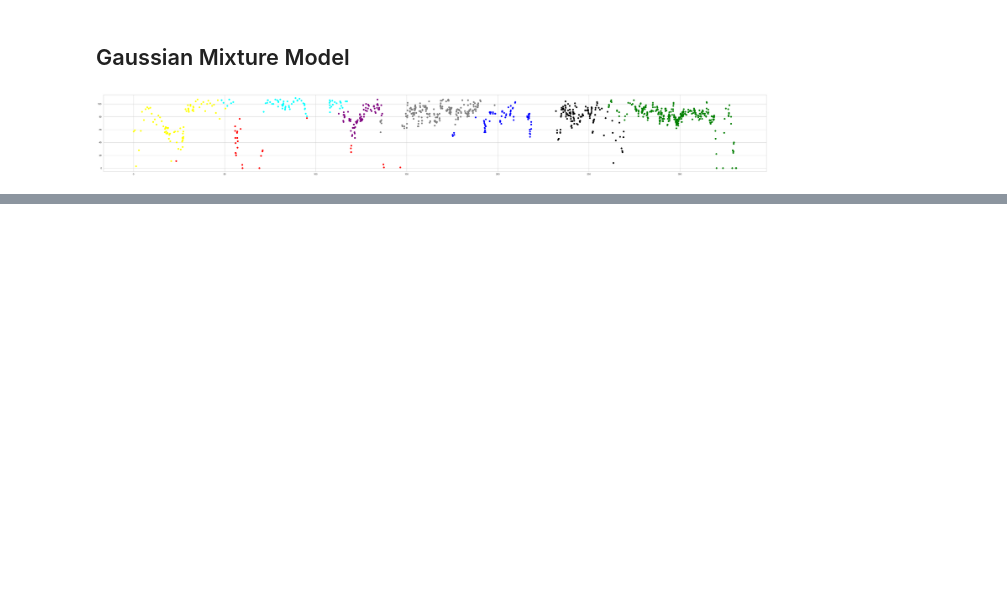
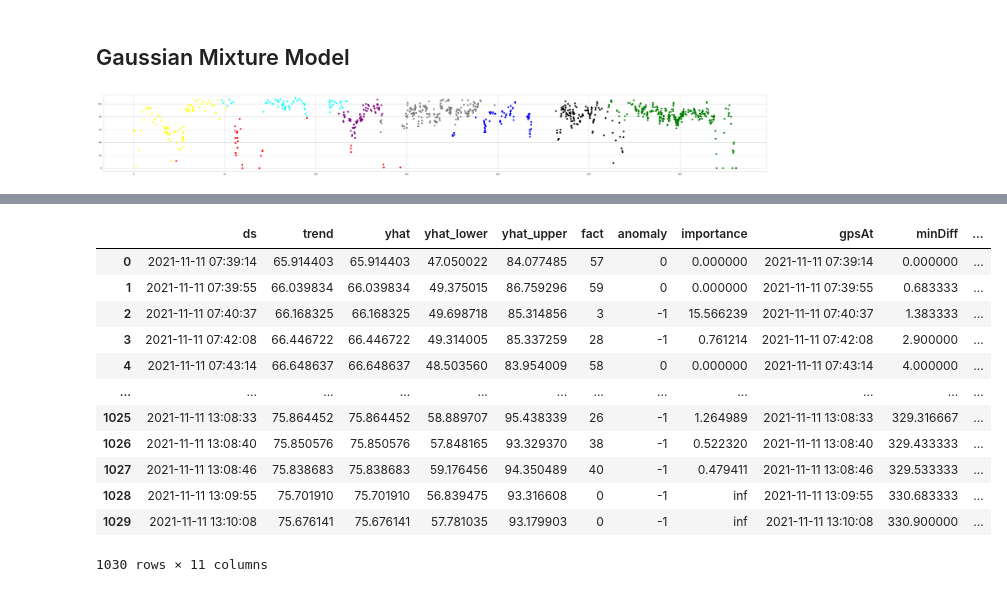
Before and after one commit to mfkiwl/GPS_Anomaly_Detection, a Jupyter notebook: Clustering Algorithms.ipynb, the cells around one changed output, grey strips where cells are left out. Saved outputs shown, nothing was run; the diff lists cells and outputs as text; code cells hidden in the pictures; blank space fills up the shorter version.

```diff
--- a/Clustering Algorithms.ipynb
+++ b/Clustering Algorithms.ipynb
@@ -250,0 +243,18 @@ plt.show()
+# %%
+def detect_anomalies(forecast):
+    forecasted = forecast[['ds','trend', 'yhat', 'yhat_lower', 'yhat_upper', 'fact']].copy()
+
+    forecasted['anomaly'] = 0
+    forecasted.loc[forecasted['fact'] > forecasted['yhat_upper'], 'anomaly'] = 1
+    forecasted.loc[forecasted['fact'] < forecasted['yhat_lower'], 'anomaly'] = -1
+
+    #anomaly importances
+    forecasted['importance'] = 0
+    forecasted.loc[forecasted['anomaly'] ==1, 'importance'] = \
+        (forecasted['fact'] - forecasted['yhat_upper'])/forecast['fact']
+    forecasted.loc[forecasted['anomaly'] ==-1, 'importance'] = \
+        (forecasted['yhat_lower'] - forecasted['fact'])/forecast['fact']
+
+    return forecasted
+
+pred = detect_anomalies(pred)
@@ -250,0 +293,25 @@ plt.show()
+# %%
+result = pred
+result['gpsAt'] = pd.to_datetime(result['ds'])
+result['gpsAt'] = result['gpsAt'].dt.tz_localize(None)
+
+minDiff = [(t2 - result['gpsAt'][0]).total_seconds() / 60 for t2 in result['gpsAt']]
+result['minDiff'] = minDiff
+
+timeBetweenRecordings = [(time2 - time1)  for time1, time2 in zip(result['minDiff'].shift(1), result['minDiff'])]
+result['TimeBetweenRecordings']= timeBetweenRecordings
+result
+# %% [output]
+|  | ds | trend | yhat | yhat_lower | yhat_upper | fact | anomaly | importance | gpsAt | minDiff | ... |
+| 0 | 2021-11-11 07:39:14 | 65.914403 | 65.914403 | 47.050022 | 84.077485 | 57 | 0 | 0.000000 | 2021-11-11 07:39:14 | 0.000000 | ... |
+| 1 | 2021-11-11 07:39:55 | 66.039834 | 66.039834 | 49.375015 | 86.759296 | 59 | 0 | 0.000000 | 2021-11-11 07:39:55 | 0.683333 | ... |
+| 2 | 2021-11-11 07:40:37 | 66.168325 | 66.168325 | 49.698718 | 85.314856 | 3 | -1 | 15.566239 | 2021-11-11 07:40:37 | 1.383333 | ... |
+| 3 | 2021-11-11 07:42:08 | 66.446722 | 66.446722 | 49.314005 | 85.337259 | 28 | -1 | 0.761214 | 2021-11-11 07:42:08 | 2.900000 | ... |
+| 4 | 2021-11-11 07:43:14 | 66.648637 | 66.648637 | 48.503560 | 83.954009 | 58 | 0 | 0.000000 | 2021-11-11 07:43:14 | 4.000000 | ... |
+| ... | ... | ... | ... | ... | ... | ... | ... | ... | ... | ... | ... |
+| 1025 | 2021-11-11 13:08:33 | 75.864452 | 75.864452 | 58.889707 | 95.438339 | 26 | -1 | 1.264989 | 2021-11-11 13:08:33 | 329.316667 | ... |
+| 1026 | 2021-11-11 13:08:40 | 75.850576 | 75.850576 | 57.848165 | 93.329370 | 38 | -1 | 0.522320 | 2021-11-11 13:08:40 | 329.433333 | ... |
+| 1027 | 2021-11-11 13:08:46 | 75.838683 | 75.838683 | 59.176456 | 94.350489 | 40 | -1 | 0.479411 | 2021-11-11 13:08:46 | 329.533333 | ... |
+| 1028 | 2021-11-11 13:09:55 | 75.701910 | 75.701910 | 56.839475 | 93.316608 | 0 | -1 | inf | 2021-11-11 13:09:55 | 330.683333 | ... |
+| 1029 | 2021-11-11 13:10:08 | 75.676141 | 75.676141 | 57.781035 | 93.179903 | 0 | -1 | inf | 2021-11-11 13:10:08 | 330.900000 | ... |
+1030 rows × 11 columns
```
Also changed, not shown: parts of 7 cells of this notebook.
